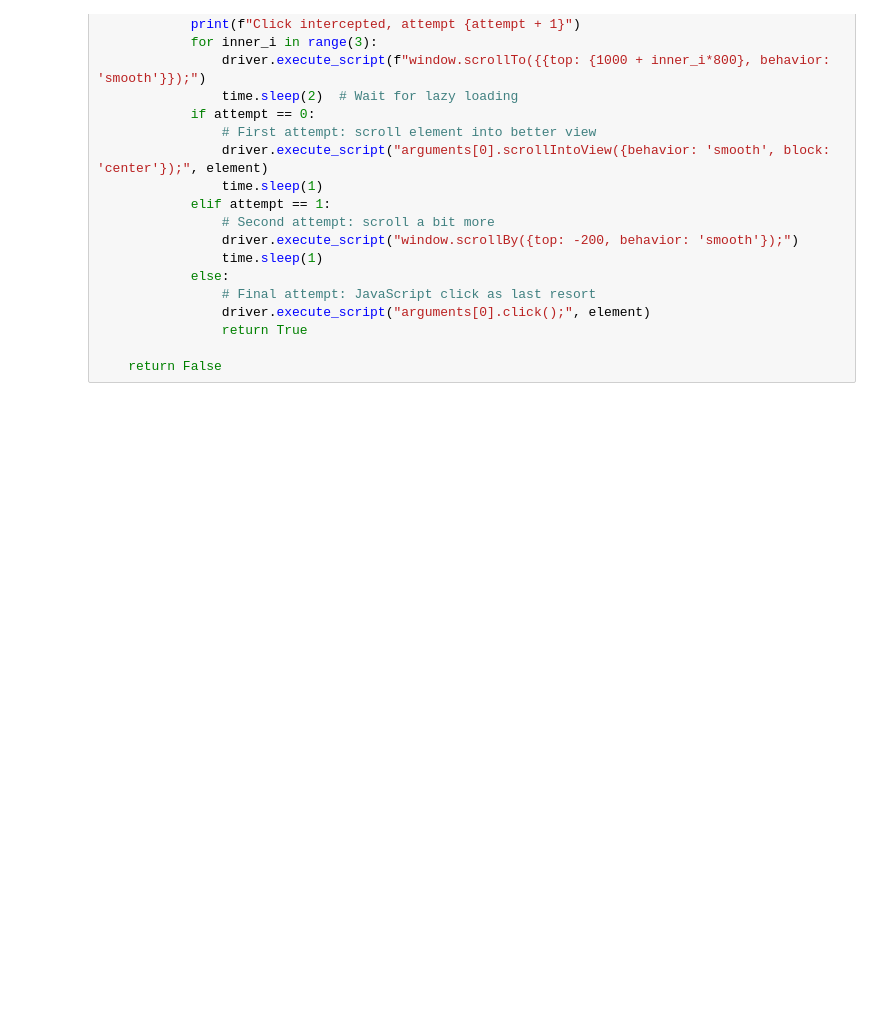
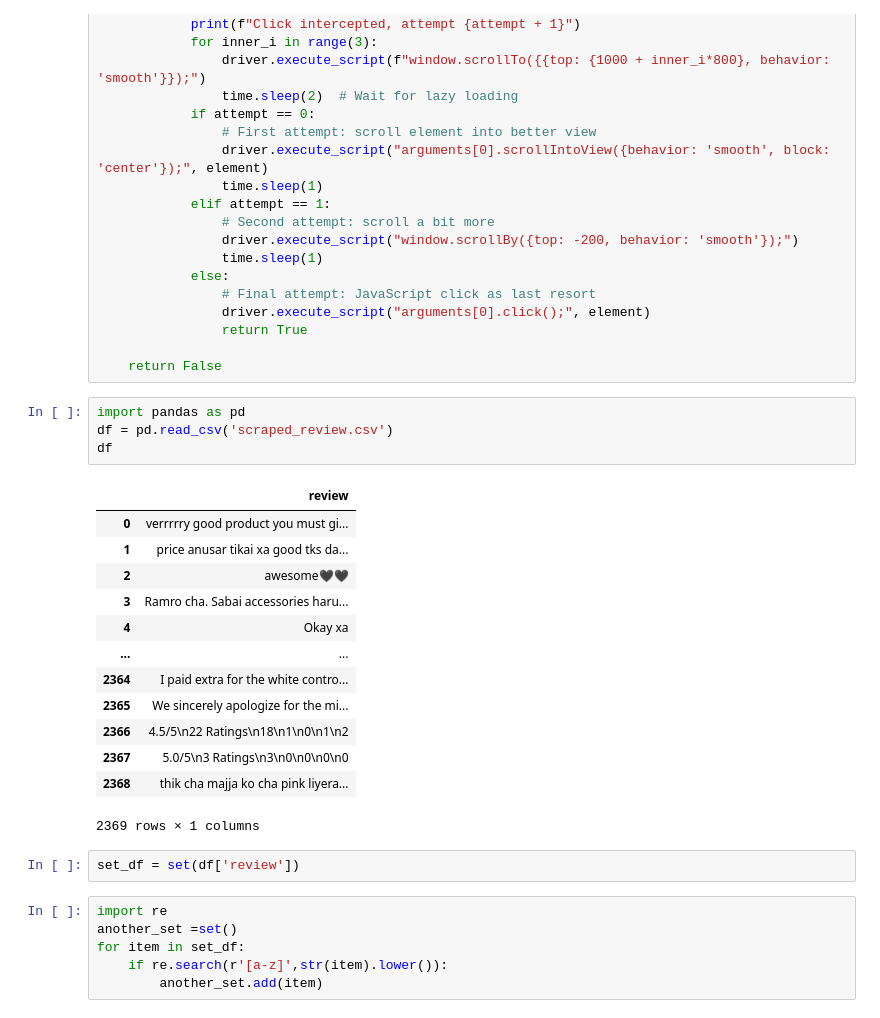
Before and after one commit to BipinRana/SentimentAnalysiswithXAI, a Jupyter notebook: Scraping.ipynb, the cells around one changed output. Saved outputs shown, nothing was run; the diff lists cells and outputs as text; blank space fills up the shorter version.

```diff
--- a/Scraping.ipynb
+++ b/Scraping.ipynb
@@ -228,3 +227,29 @@ def safe_click(driver, element, max_attempts=3):
                 return True
 
     return False
+# %%
+import pandas as pd
+df = pd.read_csv('scraped_review.csv')
+df
+# %% [output]
+|  | review |
+| 0 | verrrrry good product you must gi... |
+| 1 | price anusar tikai xa good tks da... |
+| 2 | awesome🖤🖤 |
+| 3 | Ramro cha. Sabai accessories haru... |
+| 4 | Okay xa |
+| ... | ... |
+| 2364 | I paid extra for the white contro... |
+| 2365 | We sincerely apologize for the mi... |
+| 2366 | 4.5/5\n22 Ratings\n18\n1\n0\n1\n2 |
+| 2367 | 5.0/5\n3 Ratings\n3\n0\n0\n0\n0 |
+| 2368 | thik cha majja ko cha pink liyera... |
+2369 rows × 1 columns
+# %%
+set_df = set(df['review'])
+# %%
+import re
+another_set =set()
+for item in set_df:
+    if re.search(r'[a-z]',str(item).lower()):
+        another_set.add(item)
```
Also changed, not shown: parts of 5 cells of this notebook.
